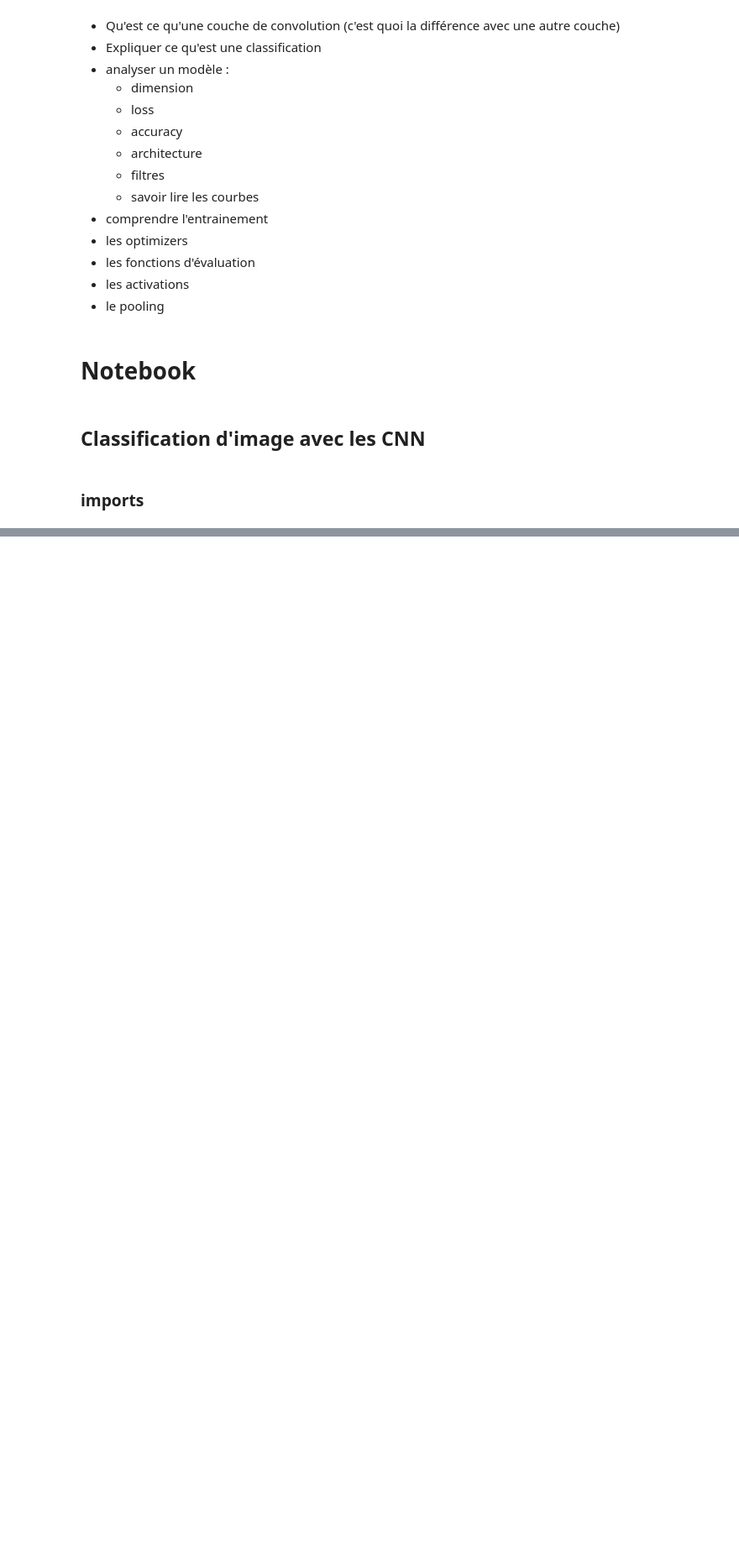
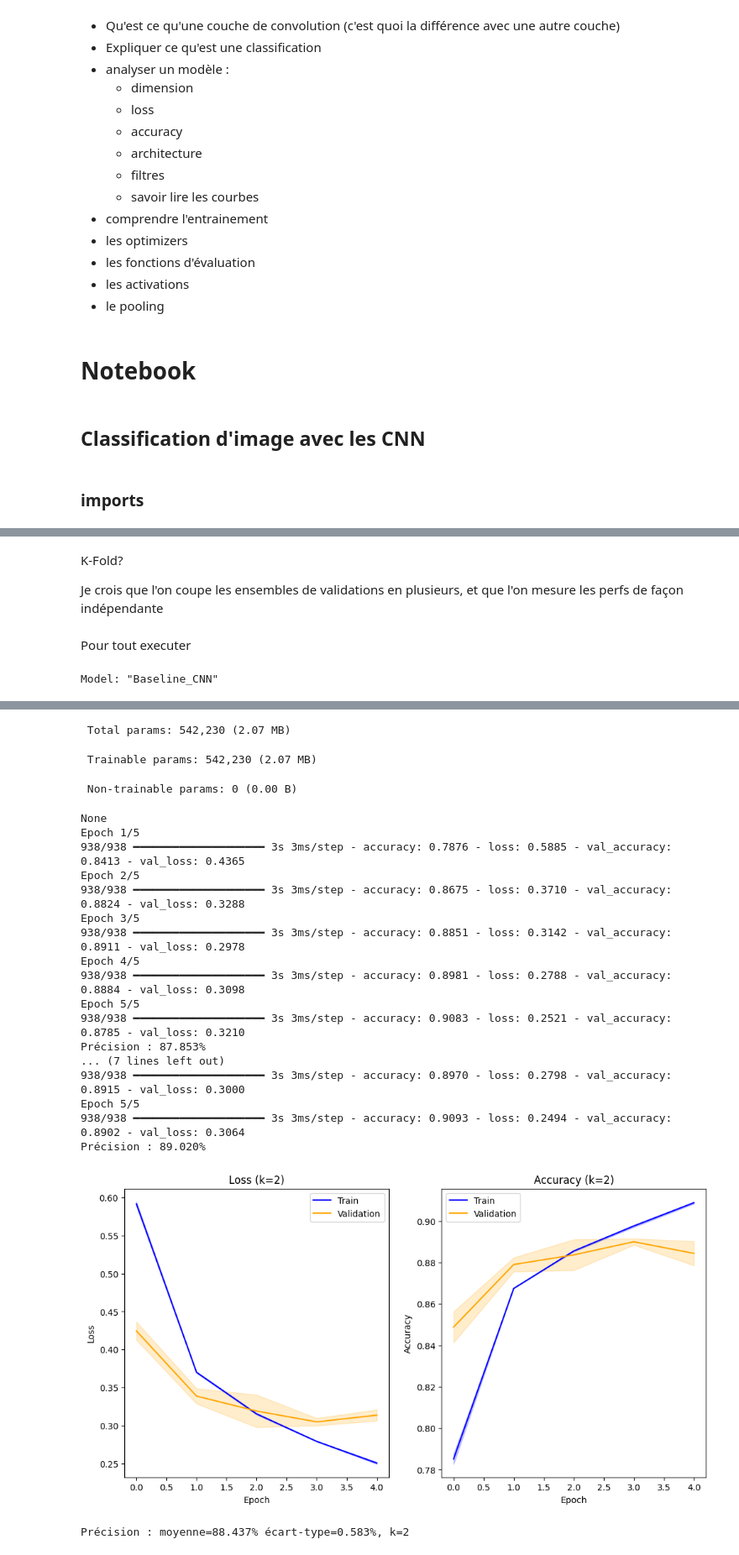
Before and after one commit to 3nd3rh3o/deeplearning-TER, a Jupyter notebook: TER/phaseI/C1-MC.ipynb, the cells around one changed output, grey strips where cells are left out. Shown at 84% size. Drawn from its saved outputs; the diff is of its cells as text; code cells hidden in the pictures; blank space fills up the shorter version.

```diff
--- a/TER/phaseI/C1-MC.ipynb
+++ b/TER/phaseI/C1-MC.ipynb
@@ -359,0 +441,4 @@ os.remove(zip_file)
+# %% [markdown]
+K-Fold?
+
+Je crois que l'on coupe les ensembles de validations en plusieurs, et que l'on mesure les perfs de façon indépendante
@@ -359,0 +486,47 @@ os.remove(zip_file)
+# %% [markdown]
+Pour tout executer
+# %%
+def run_evaluation(folds, epochs):
+    """
+    Fonction d'évaluation
+
+    Cette fonction effectue les étapes suivantes :
+    1. Chargement du jeu de données Fashion MNIST.
+    2. Prétraitement des données : nettoyage et normalisation.
+    3. Initialisation du modèle de base et affichage de sa structure.
+    4. Évaluation du modèle avec validation croisée (K-fold).
+    5. Affichage des courbes de performance et des statistiques de précision.
+
+    Paramètres :
+    - folds (int) : Nombre de splits pour la validation croisée (K-fold).
+    - epochs (int) : Nombre d'époques d'entraînement pour chaque pli du K-fold.
+
+    Retourne :
+    - None
+    """
+
+    # Chargement du jeu de données d'entraînement et de test
+    X_train, y_train, X_test, y_test = load_dataset()
+
+    # Prétraitement des données : nettoyage et normalisation
+    X_train, X_test = clean_data(X_train, X_test)
+
+    # Initialisation du modèle de base
+    model = define_model()
+    print(model.summary())
+
+    # Évaluation du modèle
+    scores, histories = evaluate_model(model, X_train, y_train, folds, epochs)
+
+    # Affichage des courbes de performance
+    plot_curves(histories)
+
+    # Affichage des statistiques de précision : moyenne et écart-type
+    print(f'Précision : moyenne={mean(scores) * 100:.3f}% écart-type={std(scores) * 100:.3f}%, k={len(scores)}')
+# %%
+k=2 # Nombre de folds
+epochs=5 # Nombre d'epochs
+shapeinput=(28, 28, 1) # Format de l'image 28x28 sur 1 canal
+run_evaluation(k,epochs)
+# %% [output]
+Model: "Baseline_CNN"
@@ -359,0 +548,22 @@ os.remove(zip_file)
+ Total params: 542,230 (2.07 MB)
+ Trainable params: 542,230 (2.07 MB)
+ Non-trainable params: 0 (0.00 B)
+None
+Epoch 1/5
+938/938 ━━━━━━━━━━━━━━━━━━━━ 3s 3ms/step - accuracy: 0.7876 - loss: 0.5885 - val_accuracy: 0.8413 - val_loss: 0.4365
+Epoch 2/5
+938/938 ━━━━━━━━━━━━━━━━━━━━ 3s 3ms/step - accuracy: 0.8675 - loss: 0.3710 - val_accuracy: 0.8824 - val_loss: 0.3288
+Epoch 3/5
+938/938 ━━━━━━━━━━━━━━━━━━━━ 3s 3ms/step - accuracy: 0.8851 - loss: 0.3142 - val_accuracy: 0.8911 - val_loss: 0.2978
+Epoch 4/5
+938/938 ━━━━━━━━━━━━━━━━━━━━ 3s 3ms/step - accuracy: 0.8981 - loss: 0.2788 - val_accuracy: 0.8884 - val_loss: 0.3098
+Epoch 5/5
+938/938 ━━━━━━━━━━━━━━━━━━━━ 3s 3ms/step - accuracy: 0.9083 - loss: 0.2521 - val_accuracy: 0.8785 - val_loss: 0.3210
+Précision : 87.853%
+... (7 lines left out)
+938/938 ━━━━━━━━━━━━━━━━━━━━ 3s 3ms/step - accuracy: 0.8970 - loss: 0.2798 - val_accuracy: 0.8915 - val_loss: 0.3000
+Epoch 5/5
+938/938 ━━━━━━━━━━━━━━━━━━━━ 3s 3ms/step - accuracy: 0.9093 - loss: 0.2494 - val_accuracy: 0.8902 - val_loss: 0.3064
+Précision : 89.020%
+[figure, added]
+Précision : moyenne=88.437% écart-type=0.583%, k=2
```
Also changed, not shown: parts of 83 cells of this notebook, 3 other files.
